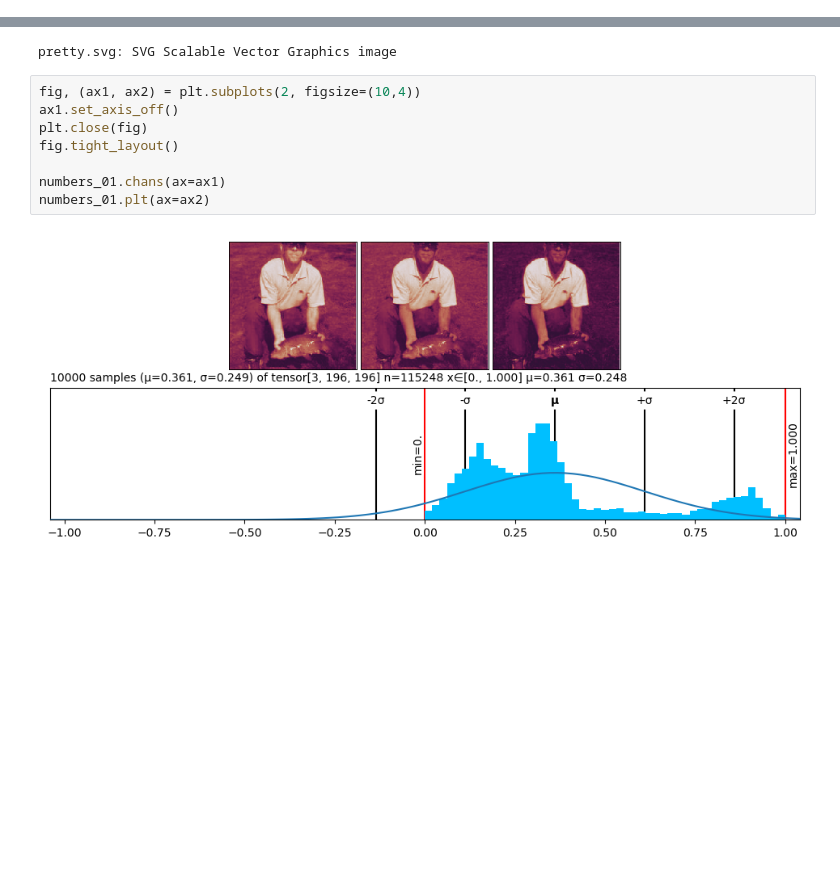
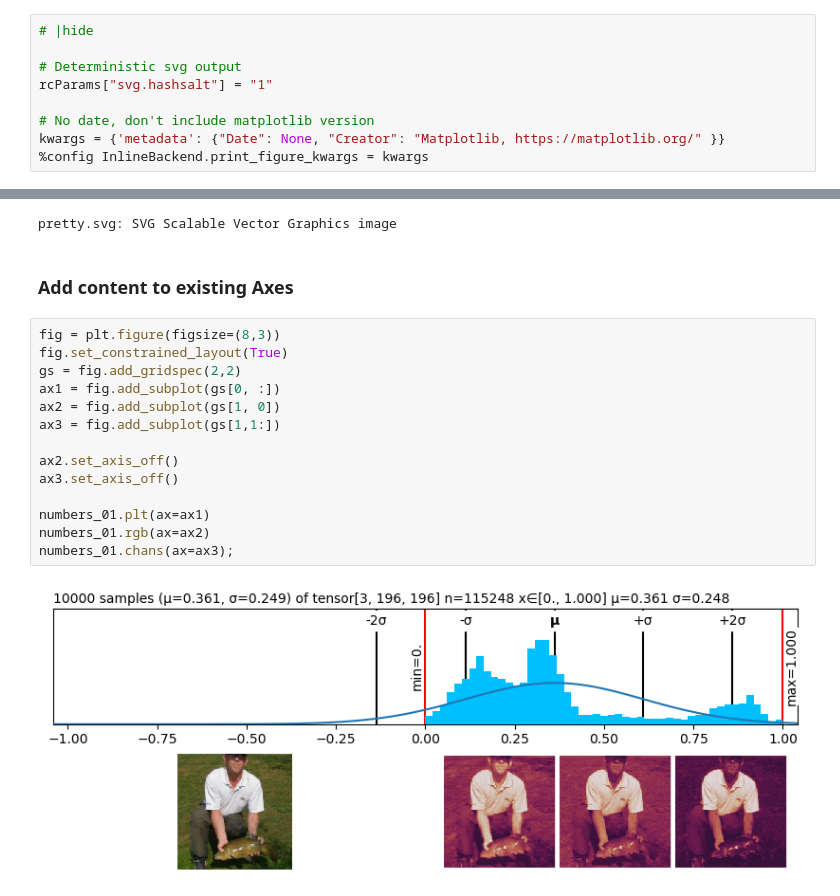
Before and after one commit to xl0/lovely-tensors, a Jupyter notebook: nbs/index.ipynb, the cells around one changed output, grey strips where cells are left out. Saved outputs shown, nothing was run; the diff lists cells and outputs as text; blank space fills up the shorter version.

Commit message:
Matplotlib figure control and docs

```diff
--- a/nbs/index.ipynb
+++ b/nbs/index.ipynb
@@ -324,3 +323,12 @@ lt.chans(numbers_01)
+# %%
+# |hide
+
+# Deterministic svg output
+rcParams["svg.hashsalt"] = "1"
+
+# No date, don't include matplotlib version
+kwargs = {'metadata': {"Date": None, "Creator": "Matplotlib, https://matplotlib.org/" }}
+%config InlineBackend.print_figure_kwargs = kwargs
 # %%
 numbers.rgb(in_stats).fig # matplotlib figure
 # %% [output]
@@ -335,13 +343,21 @@ numbers.plt.fig.savefig('pretty.svg') # Save it
 !file pretty.svg
 # %% [output]
 pretty.svg: SVG Scalable Vector Graphics image
-# %%
-fig, (ax1, ax2) = plt.subplots(2, figsize=(10,4))
-ax1.set_axis_off()
-plt.close(fig)
-fig.tight_layout()
-
-numbers_01.chans(ax=ax1)
-numbers_01.plt(ax=ax2)
-# %% [output]
-[figure, removed]
+# %% [markdown]
+### Add content to existing Axes
+# %%
+fig = plt.figure(figsize=(8,3))
+fig.set_constrained_layout(True)
+gs = fig.add_gridspec(2,2)
+ax1 = fig.add_subplot(gs[0, :])
+ax2 = fig.add_subplot(gs[1, 0])
+ax3 = fig.add_subplot(gs[1,1:])
+
+ax2.set_axis_off()
+ax3.set_axis_off()
+
+numbers_01.plt(ax=ax1)
+numbers_01.rgb(ax=ax2)
+numbers_01.chans(ax=ax3);
+# %% [output]
+[figure, added]
```
Also changed, not shown: parts of 3 cells of this notebook, 13 other files.
